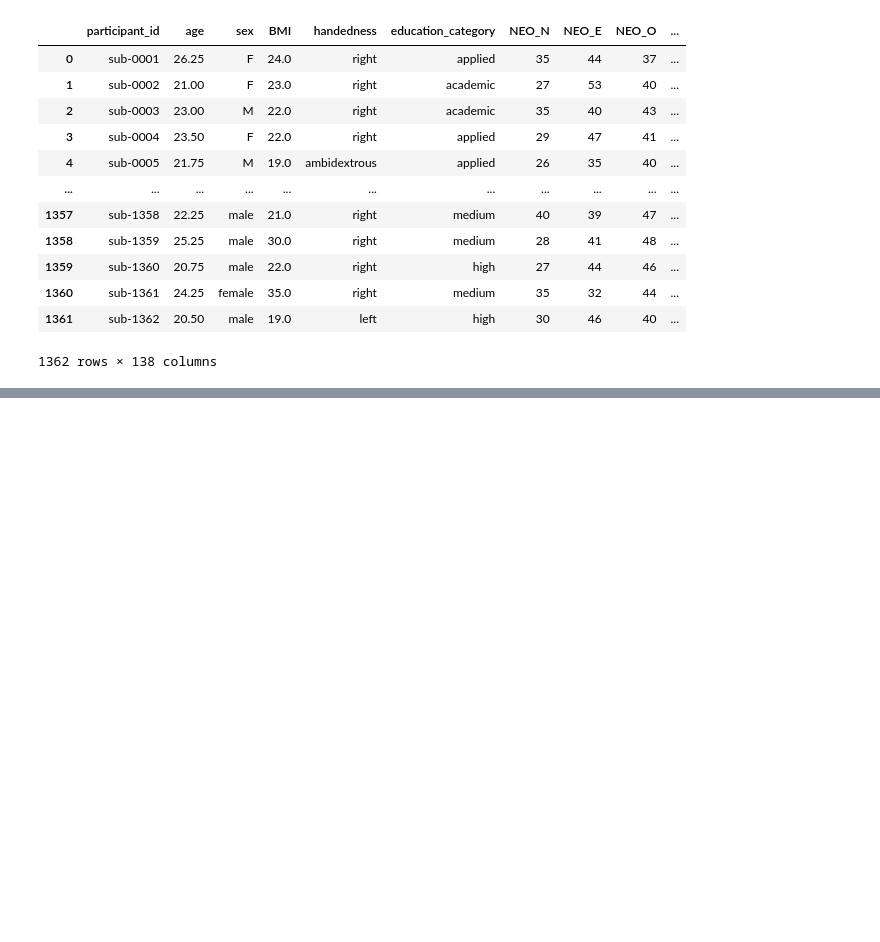
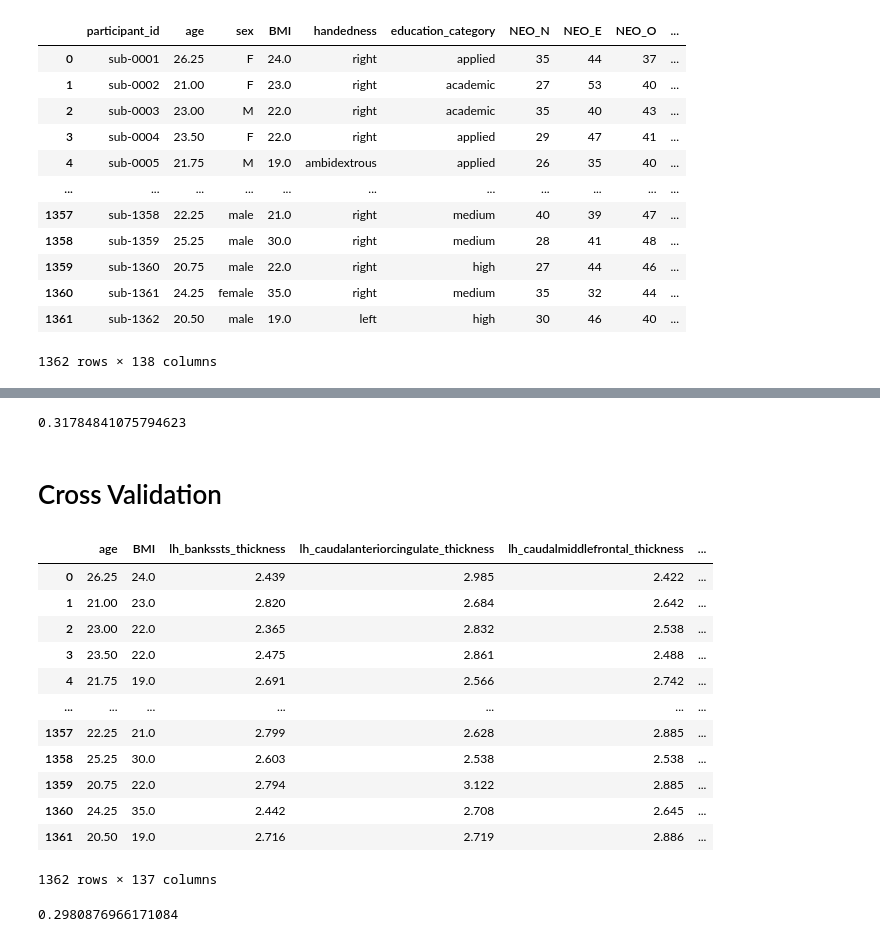
Before and after one commit to lukevano/mri_personality, a Jupyter notebook: notebooks/CH_MRI_Personality.ipynb, the cells around one changed output, grey strips where cells are left out. Cells and saved outputs as stored; diff of their text form; code cells hidden in the pictures; blank space fills up the shorter version.

```diff
--- a/notebooks/CH_MRI_Personality.ipynb
+++ b/notebooks/CH_MRI_Personality.ipynb
@@ -255,34 +298,2 @@ master=master.drop(['NEO_N','NEO_C','NEO_A','NEO_E','NEO_O','participant_id'],ax
 # %%
-########## STANDARD PIPELINE ##########
-
-from sklearn import set_config; set_config(display='diagram')
-from sklearn.pipeline import Pipeline, FeatureUnion
-from sklearn.compose import ColumnTransformer, make_column_selector
-from sklearn.preprocessing import FunctionTransformer
-from sklearn.base import TransformerMixin, BaseEstimator
-
-## NUMERICAL TRANSFORMER - IMPUTER AND SCALER
-num_transformer = Pipeline([
-    ('simple_imputer', SimpleImputer()),
-    ('r_scaler', StandardScaler())
-])
-
-## CATEGORICAL TRANSFORMER - ONE HOT ENCODER
-cat_transformer = OneHotEncoder(handle_unknown='ignore', sparse=False)
-
-## BUILDING THE PREPROCESSOR
-preprocessor = ColumnTransformer([
-        ('num_transformer', num_transformer, make_column_selector(dtype_include=['int64','int32','float64'])),
-        ('cat_transformer', cat_transformer, make_column_selector(dtype_include=['object','O']))],
-remainder='passthrough')
-
-
-## FINAL PIPELINE
-final_pipe = Pipeline([
-    ('preprocessor', preprocessor),
-    ('GBS', gbs)
-])
-
-
-## Scoring Metric Appropriate For The Task (Precision), a high precision will have no false alarms
-final_pipe
+X=master.drop(['target','gaussian_target'],axis=1)
@@ -335,3 +378,0 @@ Name: target, Length: 1362, dtype: int32
-# %%
-X=master.drop('target',axis=1)
-X
@@ -352,2 +399,2 @@ X
 # %%
-X['sex'].replace('F','female',inplace=True)
+grid_search.cv_results_
@@ -354,3 +418,0 @@ X['sex'].replace('F','female',inplace=True)
-# %%
-X['sex'].replace('M','male',inplace=True)
-X
@@ -419,0 +489,7 @@ TypeError: accuracy_score() missing 2 required positional arguments: 'y_true' an
+# %%
+gauss_score=accuracy_score(y_test_gauss,gauss_pred)
+gauss_score
+# %% [output]
+0.31784841075794623
+# %% [markdown]
+# Cross Validation
@@ -419,0 +500,17 @@ TypeError: accuracy_score() missing 2 required positional arguments: 'y_true' an
+# %%
+X_clean=pd.get_dummies(X)
+X_clean
+# %% [output]
+|  | age | BMI | lh_bankssts_thickness | lh_caudalanteriorcingulate_thickness | lh_caudalmiddlefrontal_thickness | ... |
+| 0 | 26.25 | 24.0 | 2.439 | 2.985 | 2.422 | ... |
+| 1 | 21.00 | 23.0 | 2.820 | 2.684 | 2.642 | ... |
+| 2 | 23.00 | 22.0 | 2.365 | 2.832 | 2.538 | ... |
+| 3 | 23.50 | 22.0 | 2.475 | 2.861 | 2.488 | ... |
+| 4 | 21.75 | 19.0 | 2.691 | 2.566 | 2.742 | ... |
+| ... | ... | ... | ... | ... | ... | ... |
+| 1357 | 22.25 | 21.0 | 2.799 | 2.628 | 2.885 | ... |
+| 1358 | 25.25 | 30.0 | 2.603 | 2.538 | 2.538 | ... |
+| 1359 | 20.75 | 22.0 | 2.794 | 3.122 | 2.885 | ... |
+| 1360 | 24.25 | 35.0 | 2.442 | 2.708 | 2.645 | ... |
+| 1361 | 20.50 | 19.0 | 2.716 | 2.719 | 2.886 | ... |
+1362 rows × 137 columns
@@ -419,0 +519,4 @@ TypeError: accuracy_score() missing 2 required positional arguments: 'y_true' an
+# %%
+cv['test_score'].mean()
+# %% [output]
+0.2980876966171084
```
Also changed, not shown: parts of 49 cells of this notebook.
